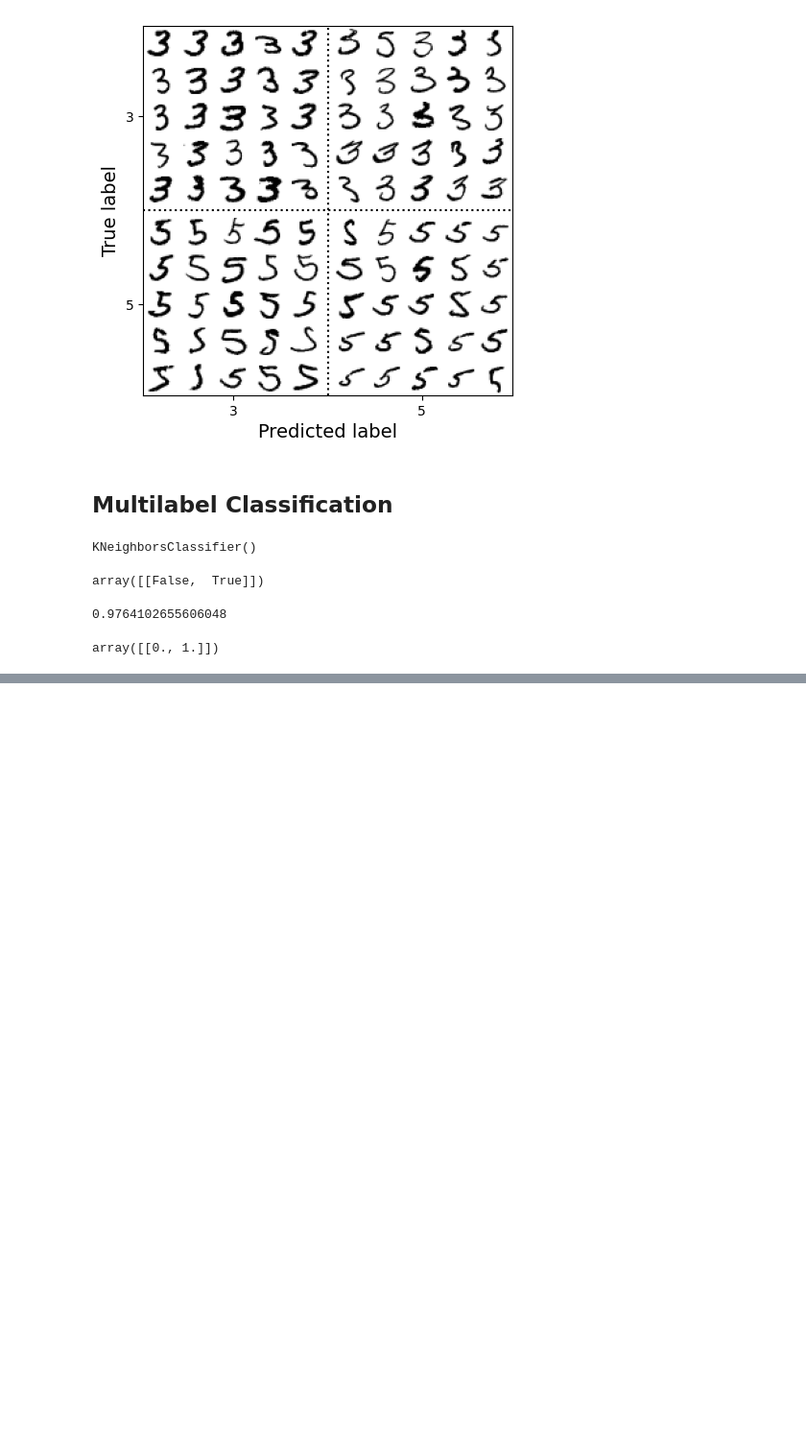
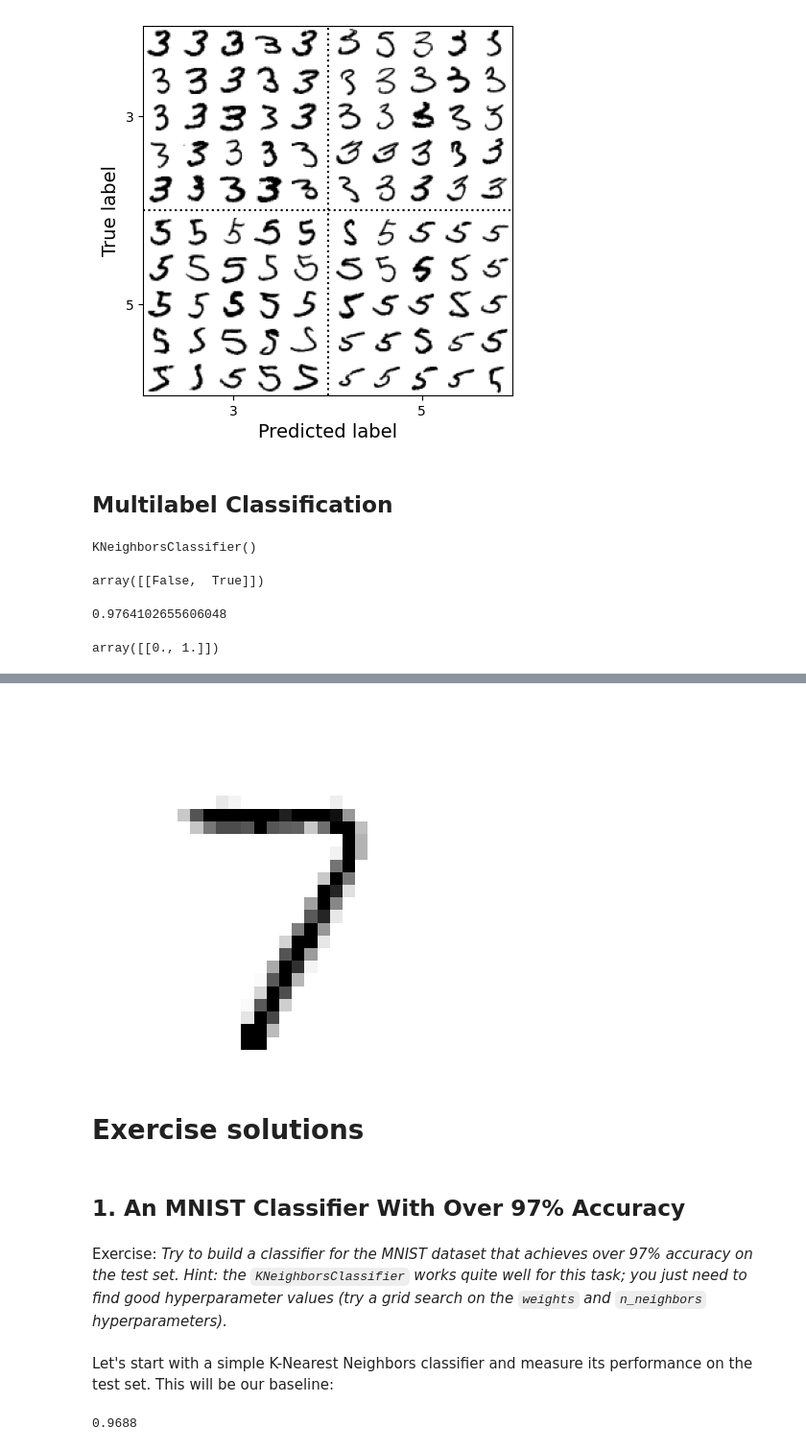
Before and after one commit to Sechi42/homl-study, a Jupyter notebook: 03_classification/03_classification.ipynb, the cells around one changed output, grey strips where cells are left out. Shown at 96% size. Saved outputs shown, nothing was run; the diff lists cells and outputs as text; code cells hidden in the pictures; blank space fills up the shorter version.

```diff
--- a/03_classification/03_classification.ipynb
+++ b/03_classification/03_classification.ipynb
@@ -727,0 +746,25 @@ array([[0., 1.]])
+# %%
+knn_clf = KNeighborsClassifier()
+knn_clf.fit(X_train_mod, y_train_mod)
+clean_digit = knn_clf.predict([X_test_mod[0]])
+plot_digit(clean_digit[0])
+plt.show()
+# %% [output]
+[figure, added]
+# %% [markdown]
+# Exercise solutions
+# %% [markdown]
+## 1. An MNIST Classifier With Over 97% Accuracy
+# %% [markdown]
+Exercise: _Try to build a classifier for the MNIST dataset that achieves over 97% accuracy on the test set. Hint: the `KNeighborsClassifier` works quite well for this task; you just need to find good hyperparameter values (try a grid search on the `weights` and `n_neighbors` hyperparameters)._
+# %% [markdown]
+Let's start with a simple K-Nearest Neighbors classifier and measure its performance on the test set. This will be our baseline:
+# %%
+from sklearn.metrics import accuracy_score
+
+knn_clf = KNeighborsClassifier()
+knn_clf.fit(X_train, y_train)
+train_preds = knn_clf.predict(X_test)
+accuracy_score(y_test, train_preds)
+# %% [output]
+0.9688
```
Also changed, not shown: parts of 7 cells of this notebook.
